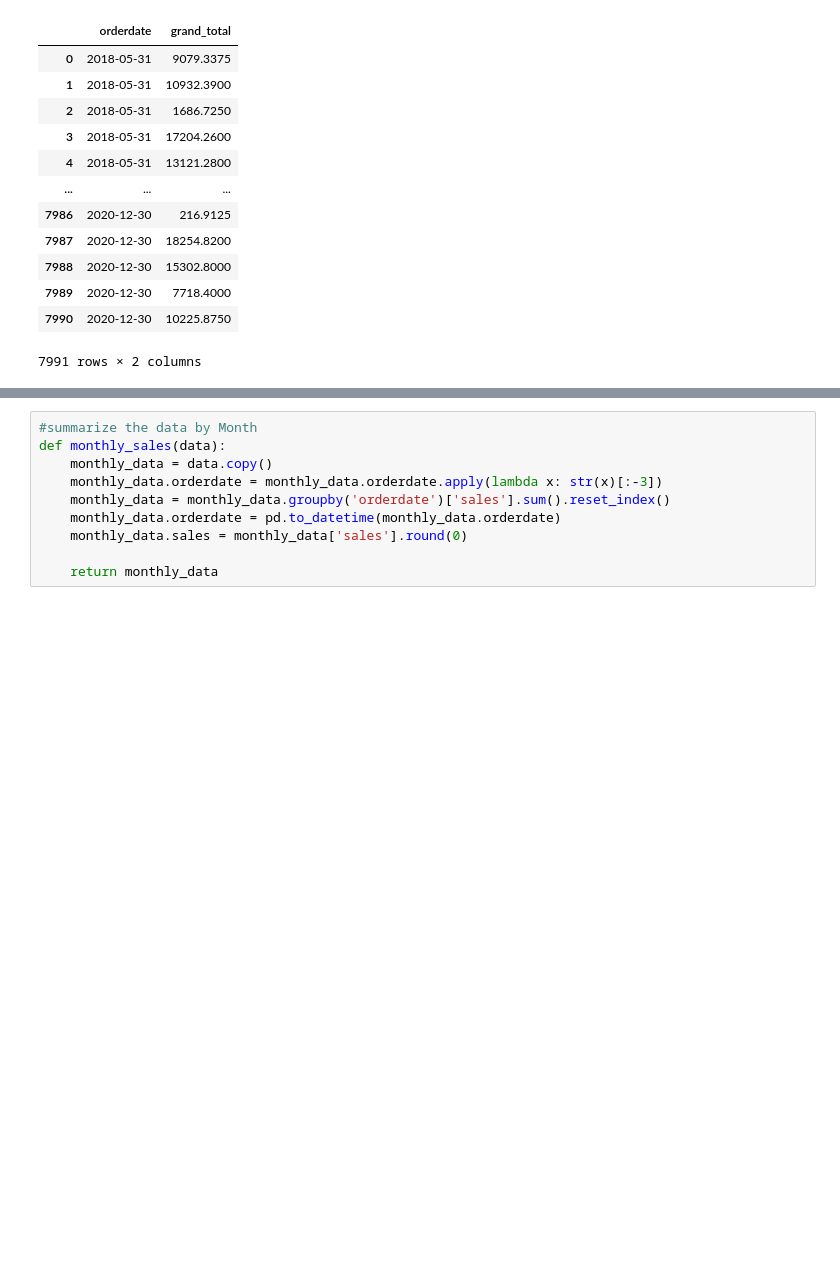
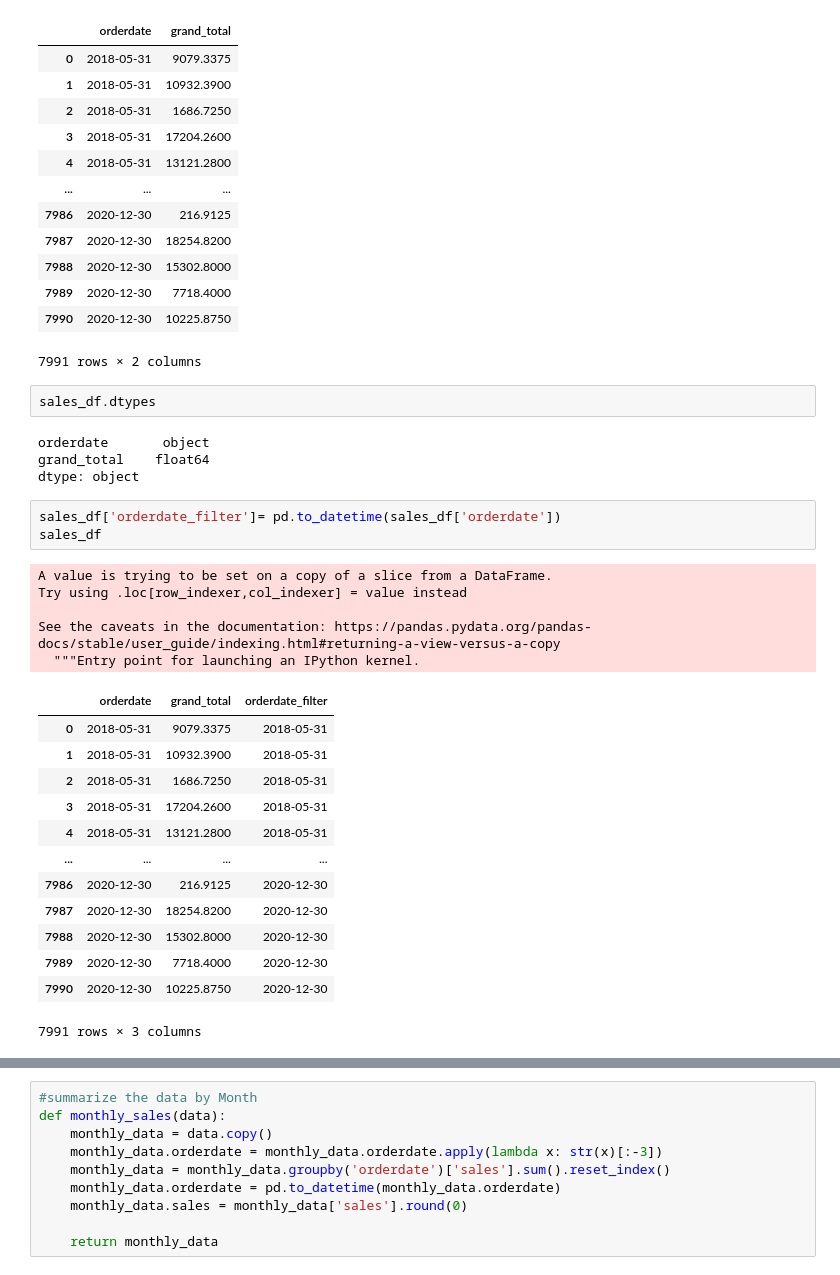
Before and after one commit to shrilaxmihegde/Product_Sales_Analysis, a Jupyter notebook: ML/Sales_Prediction_With_LR_RFC.ipynb, the cells around one changed output, grey strips where cells are left out. Saved outputs shown, nothing was run; the diff lists cells and outputs as text; blank space fills up the shorter version.

```diff
--- a/ML/Sales_Prediction_With_LR_RFC.ipynb
+++ b/ML/Sales_Prediction_With_LR_RFC.ipynb
@@ -32,5 +46,33 @@ sales_df
 | 7989 | 2020-12-30 | 7718.4000 |
 | 7990 | 2020-12-30 | 10225.8750 |
 7991 rows × 2 columns
+# %%
+sales_df.dtypes
+# %% [output]
+orderdate       object
+grand_total    float64
+dtype: object
+# %%
+sales_df['orderdate_filter']= pd.to_datetime(sales_df['orderdate'])
+sales_df
+# %% [output]
+A value is trying to be set on a copy of a slice from a DataFrame.
+Try using .loc[row_indexer,col_indexer] = value instead
+
+See the caveats in the documentation: https://pandas.pydata.org/pandas-docs/stable/user_guide/indexing.html#returning-a-view-versus-a-copy
+  """Entry point for launching an IPython kernel.
+|  | orderdate | grand_total | orderdate_filter |
+| 0 | 2018-05-31 | 9079.3375 | 2018-05-31 |
+| 1 | 2018-05-31 | 10932.3900 | 2018-05-31 |
+| 2 | 2018-05-31 | 1686.7250 | 2018-05-31 |
+| 3 | 2018-05-31 | 17204.2600 | 2018-05-31 |
+| 4 | 2018-05-31 | 13121.2800 | 2018-05-31 |
+| ... | ... | ... | ... |
+| 7986 | 2020-12-30 | 216.9125 | 2020-12-30 |
+| 7987 | 2020-12-30 | 18254.8200 | 2020-12-30 |
+| 7988 | 2020-12-30 | 15302.8000 | 2020-12-30 |
+| 7989 | 2020-12-30 | 7718.4000 | 2020-12-30 |
+| 7990 | 2020-12-30 | 10225.8750 | 2020-12-30 |
+7991 rows × 3 columns
 # %%
 # filter out incomplete dataset
```
Also changed, not shown: parts of 8 cells of this notebook, 2 other files.
